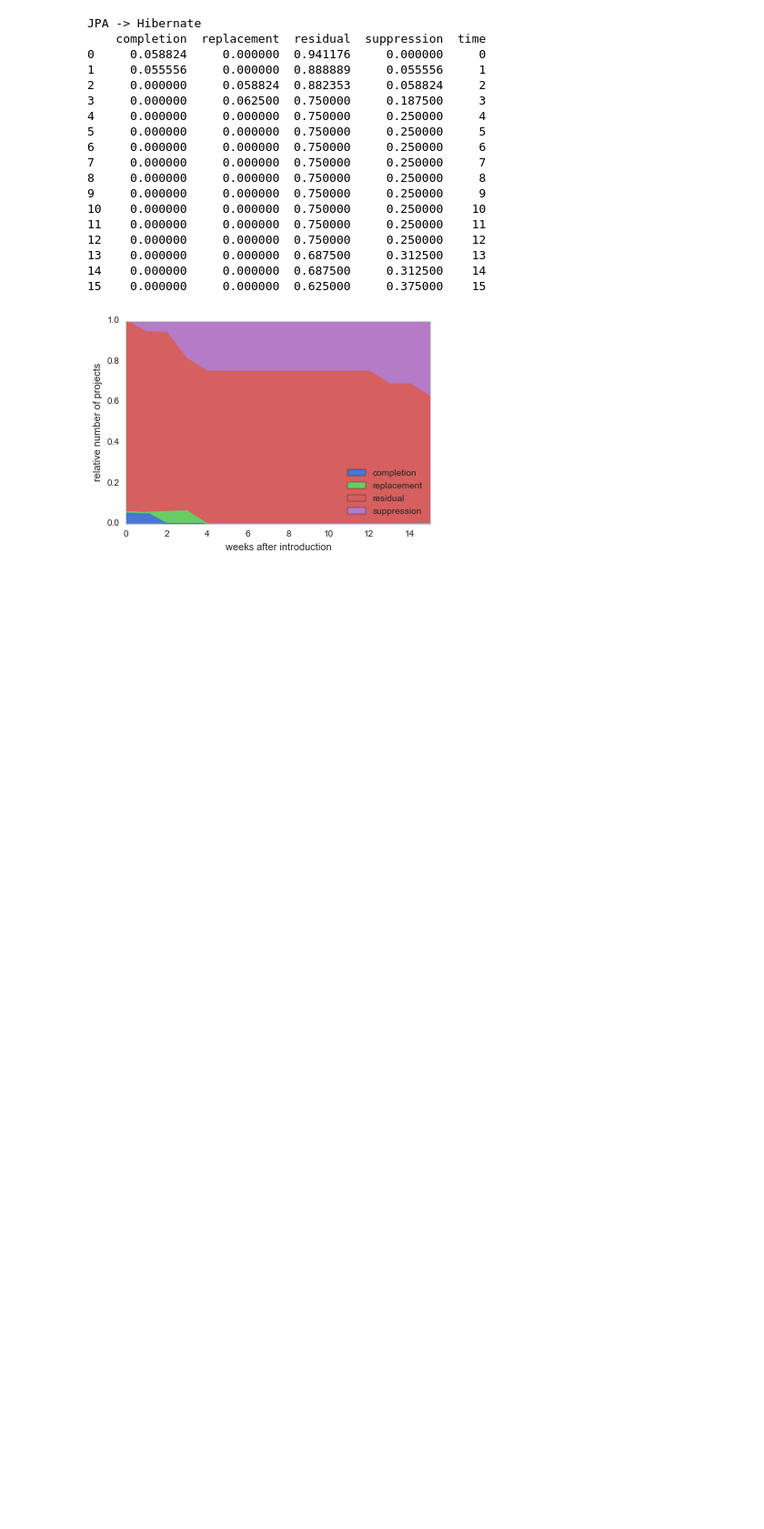
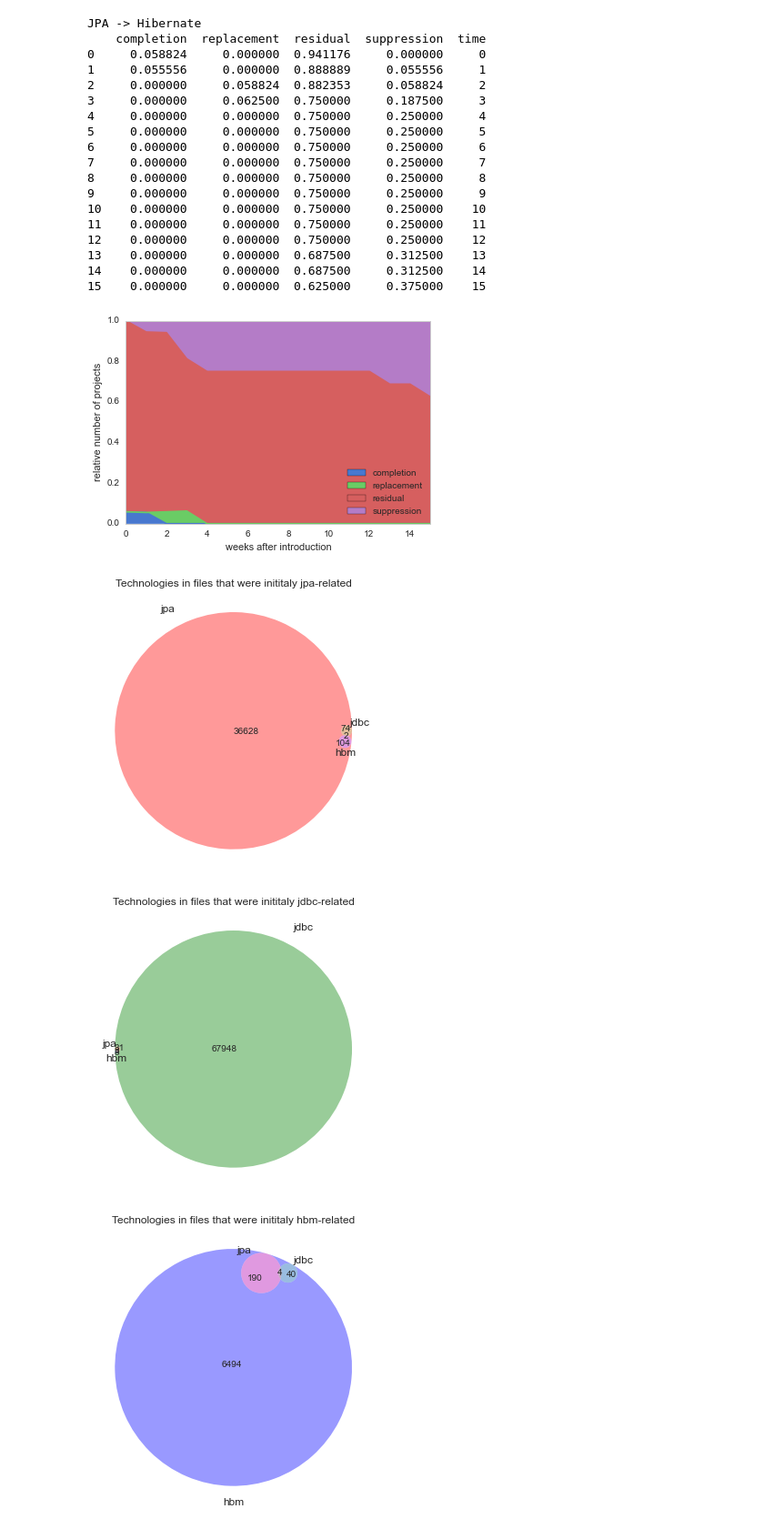
Before and after one commit to mgoeminne/saner2016, a Jupyter notebook: notebooks/file survival plot.ipynb, the cells around one changed output. Shown at 91% size. Cells and saved outputs as stored; diff of their text form; code cells hidden in the pictures; blank space fills up the shorter version.

Commit message:
Technology purity.

```diff
--- a/notebooks/file survival plot.ipynb
+++ b/notebooks/file survival plot.ipynb
@@ -405,3 +408,30 @@ JPA -> Hibernate
 14    0.000000     0.000000  0.687500     0.312500    14
 15    0.000000     0.000000  0.625000     0.375000    15
 [figure]
+# %%
+df = pd.read_csv(directory + 'first-last.summary.csv')
+technologies = ['jpa', 'jdbc', 'hbm']
+
+for technology in technologies:
+    others = list(technologies)
+    others.remove(technology)
+    data = df[df[technology + "_first"].notnull() &
+              (df[others[0] + "_first"].isnull() | (df[technology + "_first"] < df[others[0] + "_first"])) &
+              (df[others[1] + "_first"].isnull() | (df[technology + "_first"] < df[others[1] + "_first"]))
+             ]
+
+    jpa =  data[data['jpa_first'].notnull() & data['jdbc_first'].isnull() & data['hbm_first'].isnull()]
+    jdbc = data[data['jpa_first'].isnull() & data['jdbc_first'].notnull() & data['hbm_first'].isnull()]
+    hbm =  data[data['jpa_first'].isnull() & data['jdbc_first'].isnull() & data['hbm_first'].notnull()]
+    jpa_jdbc = data[data['jpa_first'].notnull() & data['jdbc_first'].notnull() & data['hbm_first'].isnull()]
+    jpa_hbm =  data[data['jpa_first'].notnull() & data['jdbc_first'].isnull() & data['hbm_first'].notnull()]
+    jdbc_hbm = data[data['jpa_first'].isnull() & data['jdbc_first'].notnull() & data['hbm_first'].notnull()]
+    jpa_jdbc_hbm = data[data['jpa_first'].notnull() & data['jdbc_first'].notnull() & data['hbm_first'].notnull()]
+
+    ax = venn3(subsets = (len(jpa), len(jdbc), len(jpa_jdbc), len(hbm), len(jpa_hbm), len(jdbc_hbm), len(jpa_jdbc_hbm)), set_labels = technologies)
+    plt.title("Technologies in files that were inititaly " + technology + "-related")
+    plt.show()
+# %% [output]
+[figure, added]
+[figure, added]
+[figure, added]
```
Also changed, not shown: parts of 5 cells of this notebook, 1 other file.
